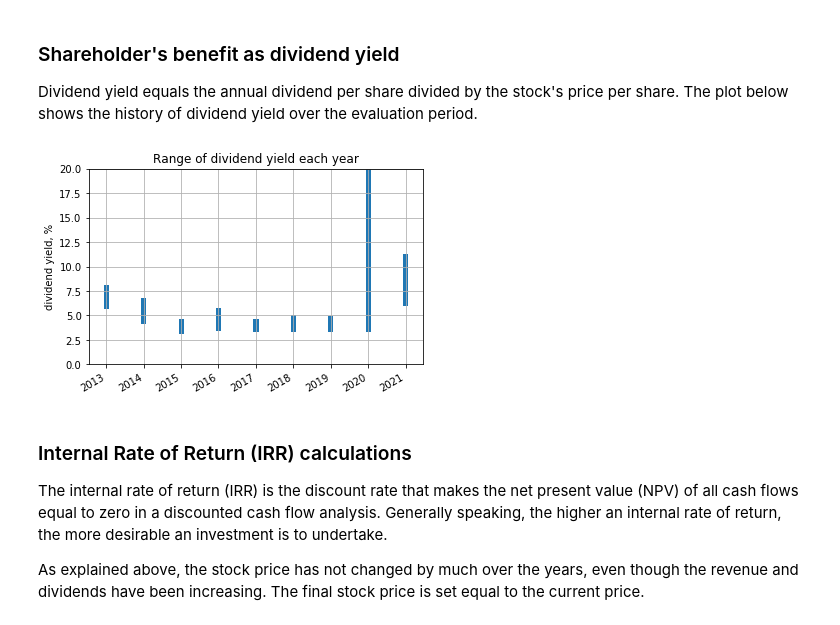
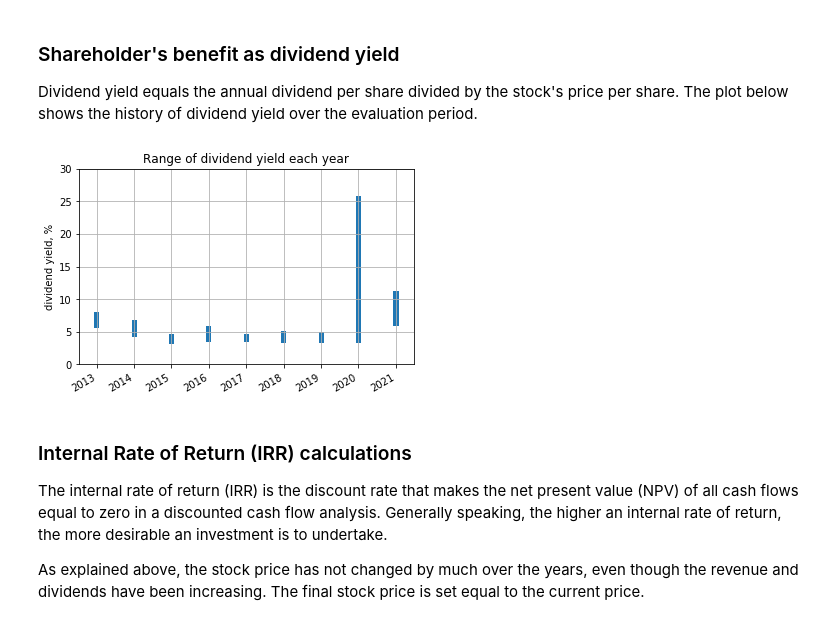
Before and after one commit to Tiburonboy/objective-blue-fish, a Jupyter notebook: NCLHv1 analysis.ipynb, the cells around one changed output. Drawn from its saved outputs; the diff is of its cells as text; code cells hidden in the pictures.

```diff
--- a/NCLHv1 analysis.ipynb
+++ b/NCLHv1 analysis.ipynb
@@ -890,6 +890,6 @@ average total long term debt and other pre Covid: $6.34B
 ### Current stock price <a id="section3-10"></a>
 Most recent stock price for the [company](https://finance.yahoo.com/quote/BMY?p=BMY).  The current stock price is used to calculate the market value of the firm. Use the market value when looking at market capitalization for common stock.
 # %%
-csp = 13.09 # current stock price
+csp = 13.72 # current stock price
 print('current stock price: ${:,.2f}'.format(csp))
 # %% [output]
@@ -986,4 +986,4 @@ Average Yield to Maturity: 3.17%
 # %%
-tby = (3.093+3.17)/2/100  # 10 year treasury bond yield, average of data from sources listed above
+tby = (3.035+3.04)/2/100  # 10 year treasury bond yield, average of data from sources listed above
 print('10 year treasury bond yield: {:,.2f}%'.format(tby*100))
 # %% [output]
@@ -1009,6 +1009,6 @@ Web resources:
 - http://www.moodys.com/cust/default.asp
 - http://www.fitchibca.com/corporate/index.cfm
 # %%
-bystt = ((3.45+4.92+5.19)/3-tby)/100           # bond yield spread (average) to treasury spread
+bystt = ((2.95+4.74+5.08)/3-tby)/100           # bond yield spread (average) to treasury spread
 print('Bond yield spread to treasury: {:,.2f}%'.format(bystt*100))
 # %% [output]
@@ -1046,6 +1046,6 @@ The Beta used is Beta of Equity. Beta is the monthly price change of a particula
 
 A measure of risk of an individual stock. It measures volatility of return - a higher beta means a higher risk. A financial model that uses Beta as its sole measure of risk (signal factor model) is called a Capital Asset Pricing Model (CAPM).
 # %%
-beta = 1 # company specific beta
+beta = 2.47 # company specific beta
 print('Company specific beta: {:,.2f}'.format(beta))
 # %% [output]
@@ -2141,27 +2141,27 @@ Dividend yield equals the annual dividend per share divided by the stock's price
 # %%
 # Set the locator
 locator = mdates.YearLocator()  # every year
 fmt = mdates.DateFormatter('%Y')
 
 width = 50  # the width of the bars
 plt.bar(df_metrics_data['FY'],(df_metrics_data['dps']/fy_high-df_metrics_data['dps']/fy_low)*100,
         width,bottom=df_metrics_data['dps']/fy_low*100,label='yield')
 X = plt.gca().xaxis
 X.set_major_locator(locator)
 # Specify formatter
 X.set_major_formatter(fmt)
 plt.gcf().autofmt_xdate()
 
-plt.ylim((0,20))
+plt.ylim((0,30))
 plt.title('Range of dividend yield each year')
 plt.ylabel('dividend yield, %')
 #plt.legend()
 plt.grid()
 
 # show plot
 plt.show()
 # %% [output]
-[figure, old version]
+[figure, new version]
 # %% [markdown]
 ### Internal Rate of Return (IRR) calculations
 The internal rate of return (IRR) is the discount rate that makes the net present value (NPV) of all cash flows equal to zero in a discounted cash flow analysis. Generally speaking, the higher an internal rate of return, the more desirable an investment is to undertake.
```
Also changed, not shown: parts of 59 cells of this notebook.
